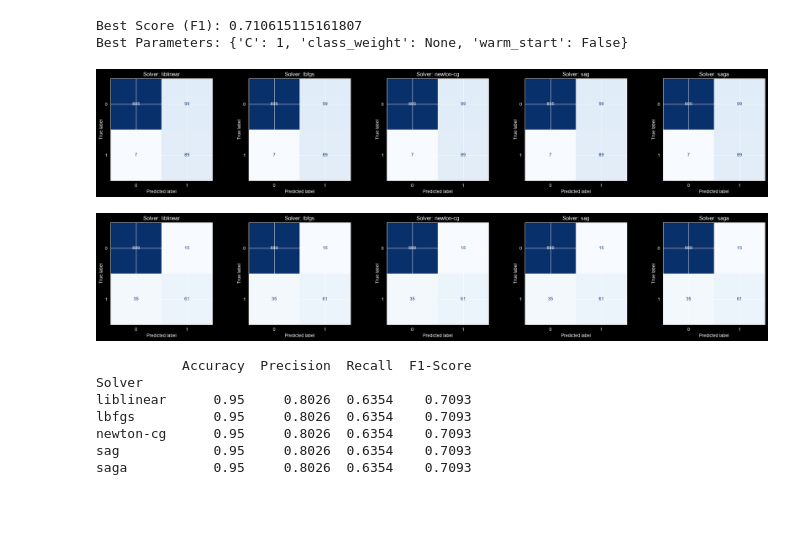
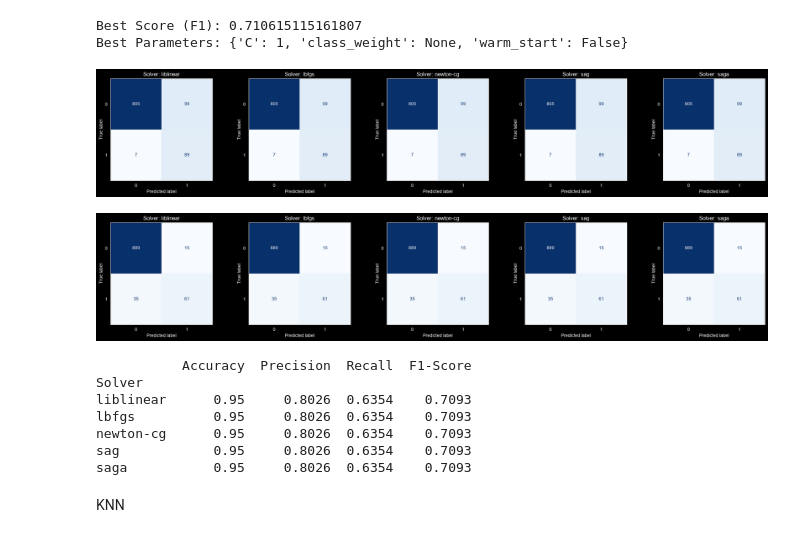
Before and after one commit to MHDadkhah172/MLDailyProject, a Jupyter notebook: 03_loan _modelling/notebooks/model_training.ipynb, the cells around one changed output. Drawn from its saved outputs; the diff is of its cells as text; code cells hidden in the pictures; blank space fills up the shorter version.

```diff
--- a/03_loan _modelling/notebooks/model_training.ipynb
+++ b/03_loan _modelling/notebooks/model_training.ipynb
@@ -168,34 +181,35 @@ X_train, X_test, y_train, y_test = train_test_split(
     X, y, test_size=0.2, random_state=42, stratify=y
 )
 
 scaler = StandardScaler()
 X_train_scaled = scaler.fit_transform(X_train)
 X_test_scaled = scaler.transform(X_test)
 
 solvers = ['liblinear', 'lbfgs', 'newton-cg', 'sag', 'saga']
 
 fig, axes = plt.subplots(1, 5, figsize=(22, 4))
 
 for idx, solver_name in enumerate(solvers):
     model = LogisticRegression(
         solver=solver_name,
         class_weight='balanced',
         max_iter=1000,
         random_state=0
     )
     model.fit(X_train_scaled, y_train)
 
     y_pred = model.predict(X_test_scaled)
     cm = confusion_matrix(y_test, y_pred)
 
     disp = ConfusionMatrixDisplay(confusion_matrix=cm, display_labels=['0', '1'])
     disp.plot(cmap='Blues', values_format='d', ax=axes[idx], colorbar=False)
     axes[idx].set_title(f"Solver: {solver_name}")
+    axes[idx].grid(False)
 
 plt.tight_layout()
 plt.show()
 # %% [output]
-[figure, old version]
+[figure, new version]
 # %%
 X_train, X_test, y_train, y_test = train_test_split(
     X, y, test_size=0.2, random_state=0, stratify=y
@@ -238,6 +252,7 @@ for idx, solver_name in enumerate(solvers):
     disp = ConfusionMatrixDisplay(confusion_matrix=cm, display_labels=['0', '1'])
     disp.plot(cmap='Blues', values_format='d', ax=axes[idx], colorbar=False)
     axes[idx].set_title(f"Solver: {solver_name}")
+    axes[idx].grid(False)
 
 plt.tight_layout()
 plt.show()
@@ -245,7 +260,7 @@ plt.show()
 df_metrics = pd.DataFrame(metrics_list).set_index('Solver')
 print(df_metrics)
 # %% [output]
-[figure, old version]
+[figure, new version]
            Accuracy  Precision  Recall  F1-Score
 Solver
 liblinear      0.95     0.8026  0.6354    0.7093
@@ -253,3 +268,5 @@ lbfgs          0.95     0.8026  0.6354    0.7093
 newton-cg      0.95     0.8026  0.6354    0.7093
 sag            0.95     0.8026  0.6354    0.7093
 saga           0.95     0.8026  0.6354    0.7093
+# %% [markdown]
+KNN
```
Also changed, not shown: parts of 12 cells of this notebook.
